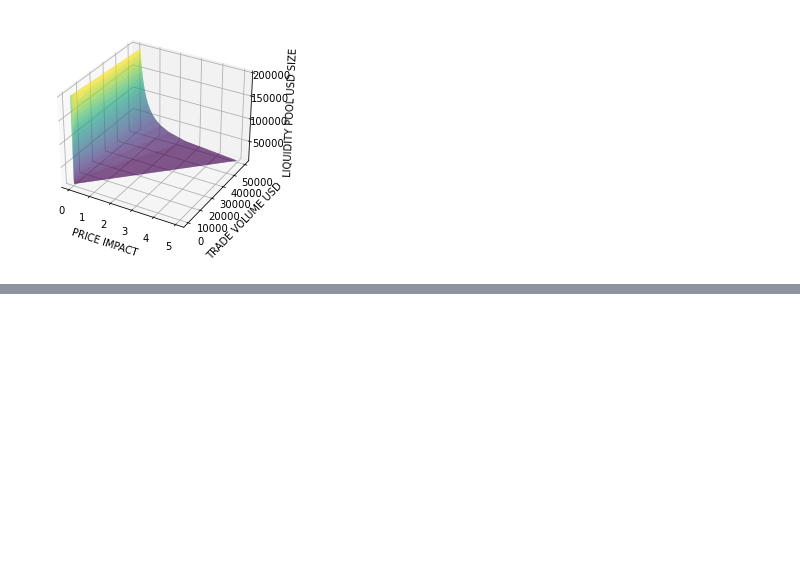
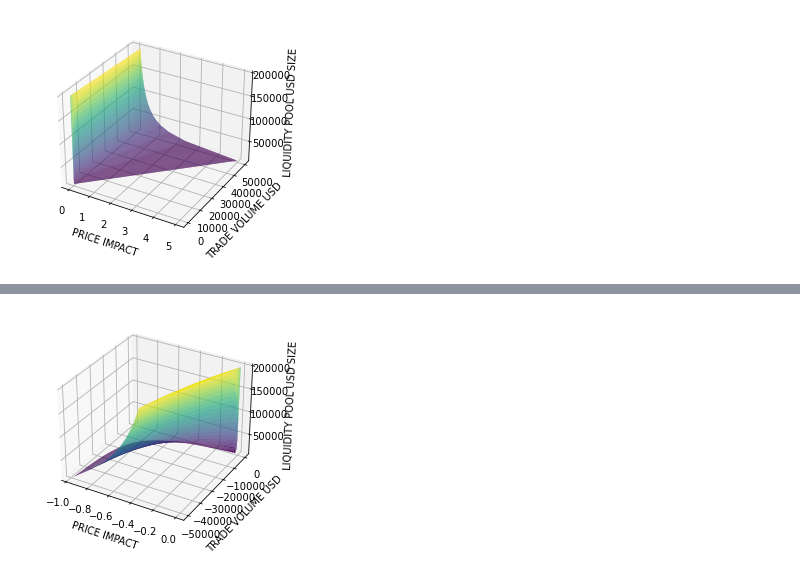
Before and after one commit to The-Digital-Renaissance/financial-analysis, a Jupyter notebook: LIQUIDITY POOL PRICE IMPACT (SLIPPAGE) MODEL.ipynb, the cells around one changed output, grey strips where cells are left out. Saved outputs shown, nothing was run; the diff lists cells and outputs as text; code cells hidden in the pictures; blank space fills up the shorter version.

```diff
--- a/LIQUIDITY POOL PRICE IMPACT (SLIPPAGE) MODEL.ipynb
+++ b/LIQUIDITY POOL PRICE IMPACT (SLIPPAGE) MODEL.ipynb
@@ -51,7 +51,7 @@ for i in range(0,len(LIQUIDITY)):
         constant_product=LIQUIDITY_loop['LIQUIDITY_POOL_USD_SIZE']*LIQUIDITY_loop['LIQUIDITY_POOL_VINCI_SIZE']
         token_b_pool_size=LIQUIDITY_loop['LIQUIDITY_POOL_USD_SIZE']+TRADE
         token_a_pool_size = UNISWAP_formula(token_b_pool_size,constant_product)
-        NEW_PRICE = TRADE/(LIQUIDITY_loop['LIQUIDITY_POOL_VINCI_SIZE']-token_a_pool_size)
-        PRICE_IMPACT = NEW_PRICE/(Initial_VINCI_price)-1
-        RESULTS =  [constant_product,LIQUIDITY_loop['LIQUIDITY_POOL_USD_SIZE'],LIQUIDITY_loop['LIQUIDITY_POOL_VINCI_SIZE'],LIQUIDITY_loop['LIQUIDITY_POOL_VINCI_SIZE']-token_a_pool_size, TRADE, PRICE_IMPACT]
+        NEW_PRICE = np.float(TRADE/(LIQUIDITY_loop['LIQUIDITY_POOL_VINCI_SIZE']-token_a_pool_size))
+        PRICE_IMPACT = np.float(NEW_PRICE/(Initial_VINCI_price)-1)
+        RESULTS =  [constant_product,token_b_pool_size,token_a_pool_size,LIQUIDITY_loop['LIQUIDITY_POOL_USD_SIZE'],LIQUIDITY_loop['LIQUIDITY_POOL_VINCI_SIZE'],LIQUIDITY_loop['LIQUIDITY_POOL_VINCI_SIZE']-token_a_pool_size, TRADE, NEW_PRICE, PRICE_IMPACT]
         PRICE_IMPACT_ARRAY.append(RESULTS)
@@ -128,3 +133,9 @@ plot3D(XUSD, YUSD, ZUSD)
+# %%
+#The uniswap formula obeys a constant TOKEN_A_AMOUNT * TOKEN_B_AMOUNT = CONSTANT
+
+def UNISWAP_formula(token_a_pool_size, constant_product):
+    token_b_pool_size = constant_product/token_a_pool_size
+    return token_b_pool_size
 # %%
 #Now we iterate through the AMM formula to define the amount of traded tokens you get.
 
@@ -137,9 +148,9 @@ for i in range(0,len(LIQUIDITY)):
     for j in range(0,len(TRADE_USD_SIZE)):
         TRADE = TRADE_USD_SIZE[j]
         constant_product=LIQUIDITY_loop['LIQUIDITY_POOL_USD_SIZE']*LIQUIDITY_loop['LIQUIDITY_POOL_VINCI_SIZE']
-        token_b_pool_size=LIQUIDITY_loop['LIQUIDITY_POOL_USD_SIZE']-TRADE
-        token_a_pool_size = UNISWAP_formula(token_b_pool_size,constant_product)
-        NEW_PRICE = TRADE/(LIQUIDITY_loop['LIQUIDITY_POOL_VINCI_SIZE']-token_a_pool_size)
-        PRICE_IMPACT = NEW_PRICE/(Initial_VINCI_price)-1
-        RESULTS =  [constant_product,LIQUIDITY_loop['LIQUIDITY_POOL_USD_SIZE'],LIQUIDITY_loop['LIQUIDITY_POOL_VINCI_SIZE'],LIQUIDITY_loop['LIQUIDITY_POOL_VINCI_SIZE']-token_a_pool_size, TRADE, PRICE_IMPACT]
+        token_a_pool_size=LIQUIDITY_loop['LIQUIDITY_POOL_VINCI_SIZE']+TRADE/Initial_VINCI_price
+        token_b_pool_size = UNISWAP_formula(token_a_pool_size,constant_product)
+        NEW_PRICE = token_b_pool_size/token_a_pool_size
+        PRICE_IMPACT = np.float(NEW_PRICE/(Initial_VINCI_price)-1)
+        RESULTS =  [constant_product,token_b_pool_size,token_a_pool_size,LIQUIDITY_loop['LIQUIDITY_POOL_USD_SIZE'],LIQUIDITY_loop['LIQUIDITY_POOL_VINCI_SIZE'],LIQUIDITY_loop['LIQUIDITY_POOL_VINCI_SIZE']-token_a_pool_size, TRADE, NEW_PRICE, PRICE_IMPACT]
         PRICE_IMPACT_ARRAY.append(RESULTS)
@@ -182,0 +160,18 @@ plot3D(XTOT, YTOT, ZTOT)
+# %%
+PRICE_IMPACT_DF_VINCI = pd.DataFrame(PRICE_IMPACT_ARRAY, columns = ['CONSTANT','LIQUIDITY_POOL_USD_SIZE_AT','LIQUIDITY_POOL_VINCI_SIZE_AT','LIQUIDITY_POOL_USD_SIZE','LIQUIDITY_POOL_VINCI_SIZE','VINCI_TRADED','TRADE_VOLUME_USD','NEW_PRICE','PRICE_IMPACT'])
+# %%
+from mpl_toolkits import mplot3d
+%matplotlib inline
+import numpy as np
+import matplotlib.pyplot as plt
+
+fig = plt.figure()
+ax = plt.axes(projection='3d')
+ax.plot_trisurf(PRICE_IMPACT_DF_VINCI['PRICE_IMPACT'],
+                -PRICE_IMPACT_DF_VINCI['TRADE_VOLUME_USD'],
+                PRICE_IMPACT_DF_VINCI['LIQUIDITY_POOL_USD_SIZE'],cmap='viridis', edgecolor='none');
+ax.set_xlabel('PRICE IMPACT')
+ax.set_ylabel('TRADE VOLUME USD')
+ax.set_zlabel('LIQUIDITY POOL USD SIZE');
+# %% [output]
+[figure, added]
```
Also changed, not shown: parts of 16 cells of this notebook.
